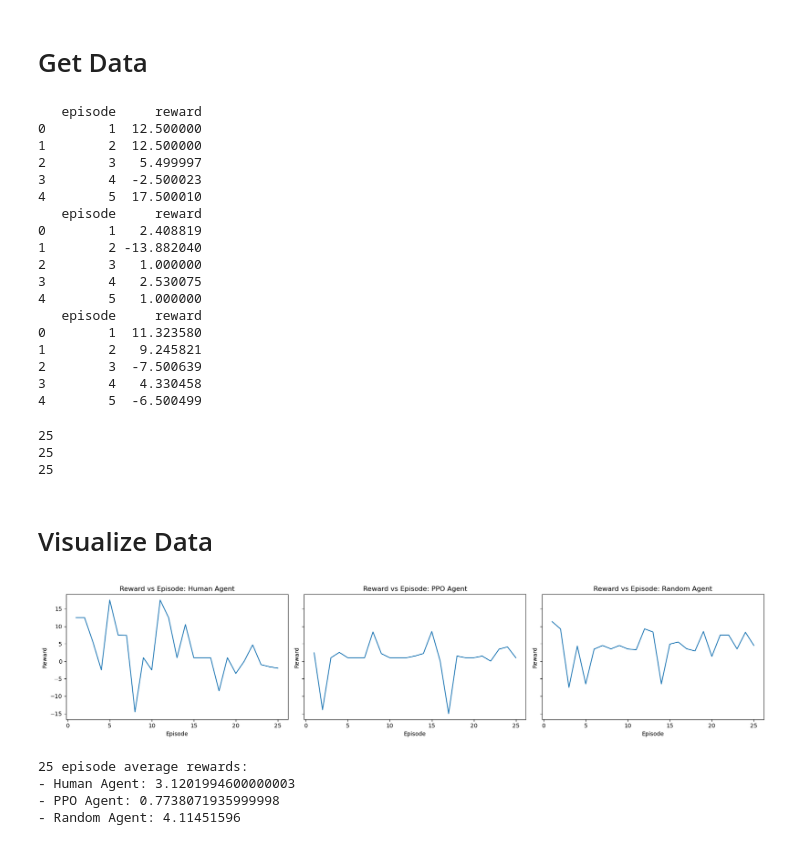
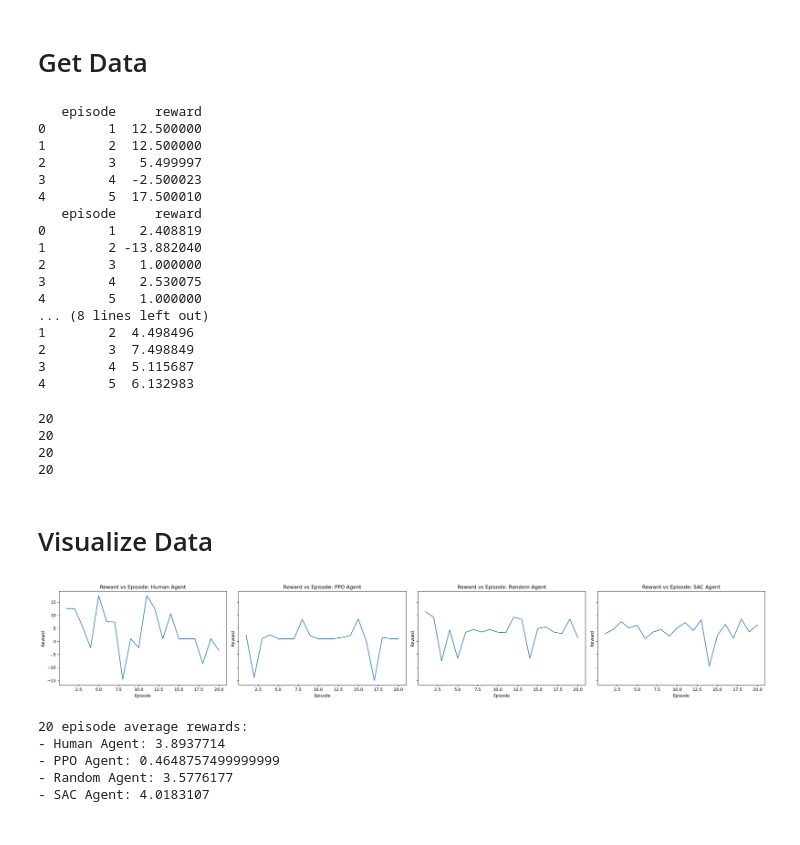
Before and after one commit to east-01/AAUTO, a Jupyter notebook: reward_analysis.ipynb, the cells around one changed output. Cells and saved outputs as stored; diff of their text form; code cells hidden in the pictures.

Commit message:
Added final 20 episode analysis

```diff
--- a/reward_analysis.ipynb
+++ b/reward_analysis.ipynb
@@ -10,23 +10,23 @@ import numpy as np
 rewards_file_human = "episode_rewards_human.csv"
 rewards_file_ppo = "episode_rewards_PPO.csv"
 rewards_file_random = "episode_rewards_random.csv"
-# rewards_file_sac = ""
+rewards_file_sac = "episode_rewards_sac.csv"
 # %%
 rewards_df_human = pd.read_csv(rewards_file_human)
 rewards_df_ppo = pd.read_csv(rewards_file_ppo)
 rewards_df_random = pd.read_csv(rewards_file_random)
-# rewards_df_sac = pd.read_csv(rewards_file_sac)
+rewards_df_sac = pd.read_csv(rewards_file_sac)
 # %%
 rewards_df_list = [
     rewards_df_human,
     rewards_df_ppo,
     rewards_df_random,
-    # rewards_df_sac
+    rewards_df_sac
 ]
 
 for index, reward_df in enumerate(rewards_df_list):
     if len(reward_df) > 0:
-        rewards_df_list[index] = reward_df[:25]
+        rewards_df_list[index] = reward_df[:20]
         print(reward_df.head())
 # %% [output]
    episode     reward
@@ -41,53 +41,55 @@ for index, reward_df in enumerate(rewards_df_list):
 2        3   1.000000
 3        4   2.530075
 4        5   1.000000
-   episode     reward
-0        1  11.323580
-1        2   9.245821
-2        3  -7.500639
-3        4   4.330458
-4        5  -6.500499
+... (8 lines left out)
+1        2  4.498496
+2        3  7.498849
+3        4  5.115687
+4        5  6.132983
 # %%
 for reward_df in rewards_df_list:
     print(len(reward_df))
 # %% [output]
-25
-25
-25
+20
+20
+20
+20
 # %% [markdown]
 # Visualize Data
 # %%
 n = len(rewards_df_list)
 titles = [
     "Human Agent",
     "PPO Agent",
     "Random Agent",
+    "SAC Agent"
 ]
 
 fig, axes = plt.subplots(1, n, figsize=(6*n, 4), sharey=True)
 
 # If there's only one DF, axes won't be a list
 if n == 1:
     axes = [axes]
 
 i = 0
 for ax, reward_df in zip(axes, rewards_df_list):
     ax.plot(reward_df["episode"], reward_df["reward"])
     ax.set_title(f"Reward vs Episode: {titles[i]}")
     ax.set_xlabel("Episode")
     ax.set_ylabel("Reward")
     i += 1
 
 plt.tight_layout()
 plt.show()
 # %% [output]
-[figure, old version]
+[figure, new version]
 # %%
-print("25 episode average rewards:")
+print("20 episode average rewards:")
 for index, reward_df in enumerate(rewards_df_list):
     print(f"- {titles[index]}:", np.mean(reward_df["reward"]))
 # %% [output]
-25 episode average rewards:
-- Human Agent: 3.1201994600000003
-- PPO Agent: 0.7738071935999998
-- Random Agent: 4.11451596
+20 episode average rewards:
+- Human Agent: 3.8937714
+- PPO Agent: 0.4648757499999999
+- Random Agent: 3.5776177
+- SAC Agent: 4.0183107
```
